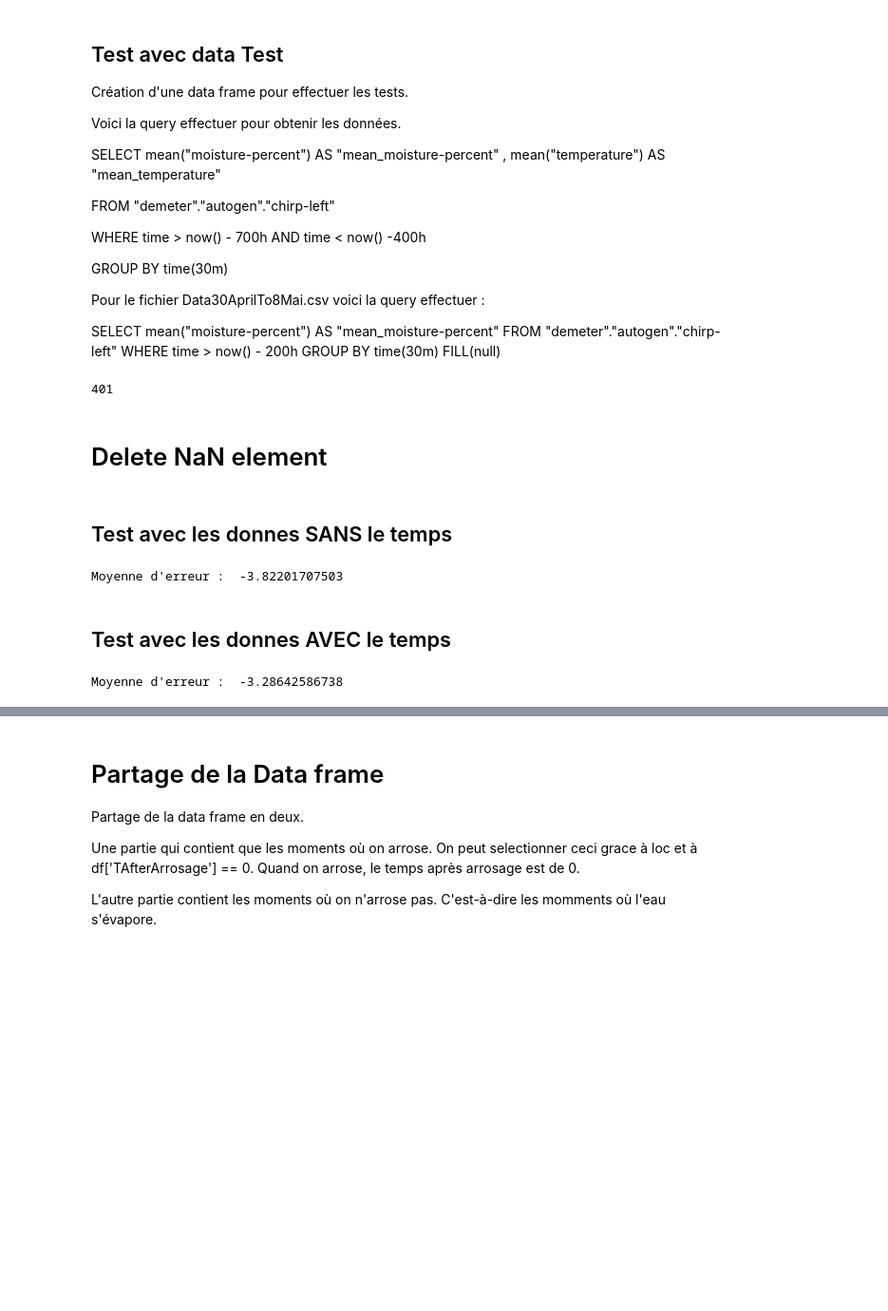
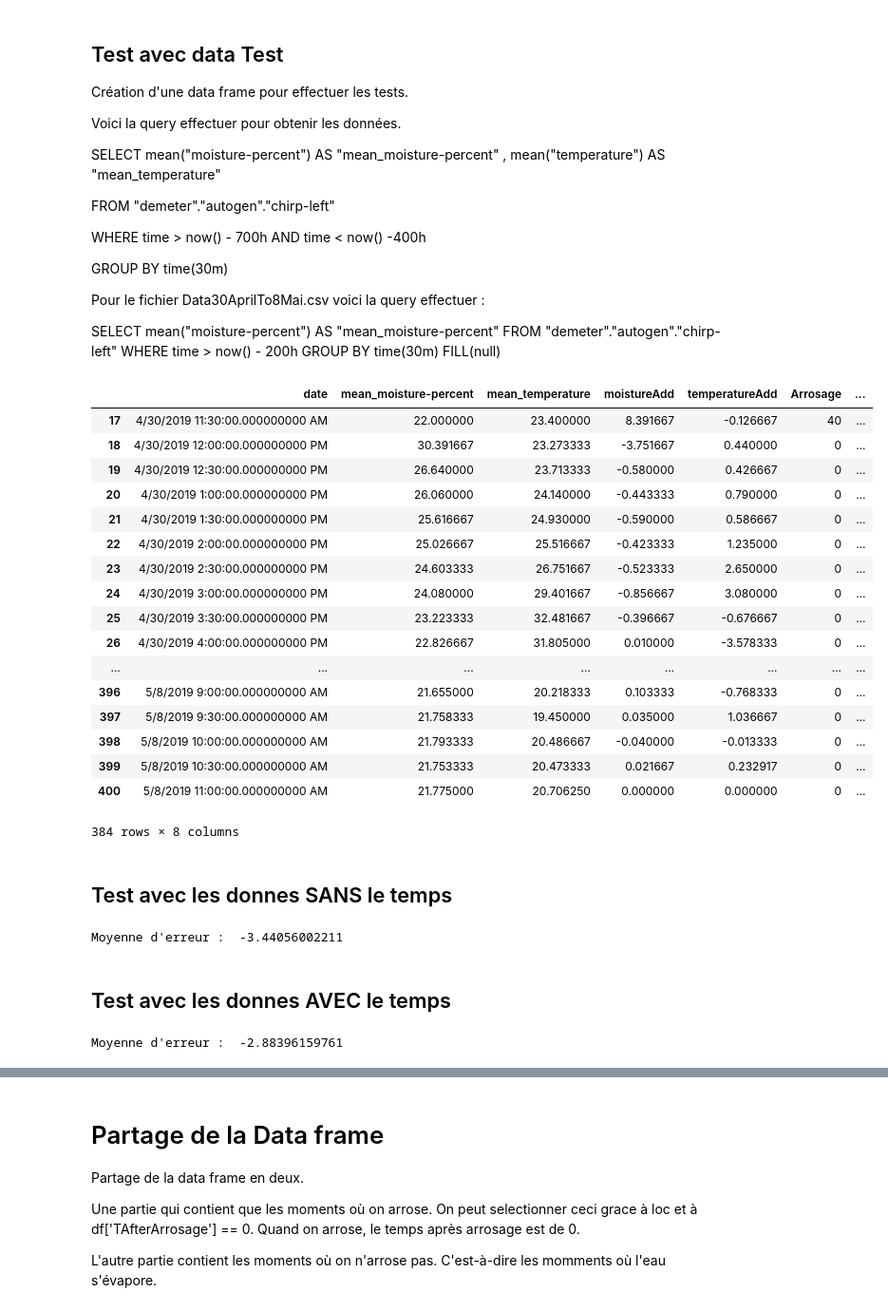
Before and after one commit to cui-unige/BSc-sensor-machine-learning, a Jupyter notebook: MLDemeter.ipynb, the cells around one changed output, grey strips where cells are left out. Shown: that part at 95% size. Cells and saved outputs as stored; diff of their text form; code cells hidden in the pictures; blank space fills up the shorter version.

```diff
--- a/MLDemeter.ipynb
+++ b/MLDemeter.ipynb
@@ -265,26 +174,3 @@ GROUP BY time(30m)
 Pour le fichier Data30AprilTo8Mai.csv voici la query effectuer :
 
 SELECT mean("moisture-percent") AS "mean_moisture-percent" FROM "demeter"."autogen"."chirp-left" WHERE time > now() - 200h GROUP BY time(30m) FILL(null)
-# %%
-#dfTest = pd.read_csv('DataTest.csv')
-dfTest = pd.read_csv('Data30AprilTo8Mai.csv')
-
-#initdatatest = 31
-initdatatest = 17
-
-dfTest['moistureAdd'] = dfTest.index
-dfTest['temperatureAdd'] = dfTest.index
-
-
-# size
-nligneTest = dfTest.shape[0]
-nColumnTest = dfTest.shape[1]
-tmp = np.linspace(0,nligneTest-2,nligneTest-1,dtype=int)
-dfTest.iloc[tmp, 3] = pd.Series(np.append(dfTest.iloc[tmp+1,1].to_numpy()-dfTest.iloc[tmp,1].to_numpy(),0), index=dfTest.index)
-dfTest.iloc[tmp, 4] = pd.Series(np.append(dfTest.iloc[tmp+1,2].to_numpy()-dfTest.iloc[tmp,2].to_numpy(),0), index=dfTest.index)
-
-#Ajout de la ligne
-dfTest.iloc[nligneTest-1, [3,4]] = 0
-print(nligneTest)
-# %% [output]
-401
@@ -312,2 +176,0 @@ for i in range(nligneTest):
-# %% [markdown]
-# Delete NaN element
@@ -326,14 +177,54 @@ nligneTest = dfTest.shape[0]
+# %%
+#dfTest = pd.read_csv('DataTest.csv')
+dfTest = pd.read_csv('Data30AprilTo8Mai.csv')
+
+#initdatatest = 31
+initdatatest = 17
+
+dfTest = t.ajoutData(dfTest)
+# %%
+import datetime
+
+dfTest = t.arrosageHist(dfTest,1)
+
+#Eliminate NaN value
+dfTest = t.eliminateNaNValue(dfTest,initdatatest)
+
+#Delete the data that are not inside a loop of one day
+dfTest.drop(dfTest.index[range(0,initdatatest)],axis = 0,inplace = True)
+nligneTest = dfTest.shape[0]
+dfTest
+# %% [output]
+|  | date | mean_moisture-percent | mean_temperature | moistureAdd | temperatureAdd | Arrosage | ... |
+| 17 | 4/30/2019 11:30:00.000000000 AM | 22.000000 | 23.400000 | 8.391667 | -0.126667 | 40 | ... |
+| 18 | 4/30/2019 12:00:00.000000000 PM | 30.391667 | 23.273333 | -3.751667 | 0.440000 | 0 | ... |
+| 19 | 4/30/2019 12:30:00.000000000 PM | 26.640000 | 23.713333 | -0.580000 | 0.426667 | 0 | ... |
+| 20 | 4/30/2019 1:00:00.000000000 PM | 26.060000 | 24.140000 | -0.443333 | 0.790000 | 0 | ... |
+| 21 | 4/30/2019 1:30:00.000000000 PM | 25.616667 | 24.930000 | -0.590000 | 0.586667 | 0 | ... |
+| 22 | 4/30/2019 2:00:00.000000000 PM | 25.026667 | 25.516667 | -0.423333 | 1.235000 | 0 | ... |
+| 23 | 4/30/2019 2:30:00.000000000 PM | 24.603333 | 26.751667 | -0.523333 | 2.650000 | 0 | ... |
+| 24 | 4/30/2019 3:00:00.000000000 PM | 24.080000 | 29.401667 | -0.856667 | 3.080000 | 0 | ... |
+| 25 | 4/30/2019 3:30:00.000000000 PM | 23.223333 | 32.481667 | -0.396667 | -0.676667 | 0 | ... |
+| 26 | 4/30/2019 4:00:00.000000000 PM | 22.826667 | 31.805000 | 0.010000 | -3.578333 | 0 | ... |
+| ... | ... | ... | ... | ... | ... | ... | ... |
+| 396 | 5/8/2019 9:00:00.000000000 AM | 21.655000 | 20.218333 | 0.103333 | -0.768333 | 0 | ... |
+| 397 | 5/8/2019 9:30:00.000000000 AM | 21.758333 | 19.450000 | 0.035000 | 1.036667 | 0 | ... |
+| 398 | 5/8/2019 10:00:00.000000000 AM | 21.793333 | 20.486667 | -0.040000 | -0.013333 | 0 | ... |
+| 399 | 5/8/2019 10:30:00.000000000 AM | 21.753333 | 20.473333 | 0.021667 | 0.232917 | 0 | ... |
+| 400 | 5/8/2019 11:00:00.000000000 AM | 21.775000 | 20.706250 | 0.000000 | 0.000000 | 0 | ... |
+384 rows × 8 columns
 # %% [markdown]
 ## Test avec les donnes SANS le temps
 # %%
 init = 0+48*0
 dfTest['resultSansT'] = dfTest.index
+position = dfTest.shape[1]-1
 
 StartHumidity = dfTest.iloc[init,1]
 TestSize = nligneTest
 result = np.zeros(TestSize)
 for i in range(0,TestSize):
-    dfTest.iloc[int(i+init),7] = StartHumidity
+    dfTest.iloc[int(i+init),position] = StartHumidity
 
     if i%48 == 0:
         StartHumidity = dfTest.iloc[init+i,1]
@@ -342,22 +233,23 @@ for i in range(0,TestSize):
 
 
 #print(dfTest.iloc[range(0+init+1,TestSize+init+1),1])
-ErrSansTemps = np.mean(dfTest.iloc[:,1].values-dfTest.iloc[:,7].values)
+ErrSansTemps = np.mean(dfTest.iloc[:,1].values-dfTest.iloc[:,position].values)
 print("Moyenne d'erreur : ",ErrSansTemps)
 # %% [output]
-Moyenne d'erreur :  -3.82201707503
+Moyenne d'erreur :  -3.44056002211
 # %% [markdown]
 ## Test avec les donnes AVEC le temps
 # %%
 init = 0+48*0
 dfTest['resultAvecT'] = dfTest.index
+position = dfTest.shape[1]-1
 
 StartHumidity = dfTest.iloc[init,1]
 
 TestSize = nligneTest
 result2 = np.zeros(TestSize)
 for i in range(0,TestSize):
-    dfTest.iloc[int(i+init),8] = StartHumidity
+    dfTest.iloc[int(i+init),position] = StartHumidity
 
     if i%48 == 0:
         StartHumidity = dfTest.iloc[init+i,1]
@@ -366,10 +258,10 @@ for i in range(0,TestSize):
 
 #print(result2)
 #print(dfTest.iloc[range(0+init+1,TestSize+init+1),1])
-ErrTemps = np.mean(dfTest.iloc[:,1].values-dfTest.iloc[:,8].values)
+ErrTemps = np.mean(dfTest.iloc[:,1].values-dfTest.iloc[:,position].values)
 print("Moyenne d'erreur : ",ErrTemps)
 # %% [output]
-Moyenne d'erreur :  -3.28642586738
+Moyenne d'erreur :  -2.88396159761
 # %%
 dfTest.iloc[48]
 # %% [output]
```
Also changed, not shown: parts of 39 cells of this notebook, 1 other file.
